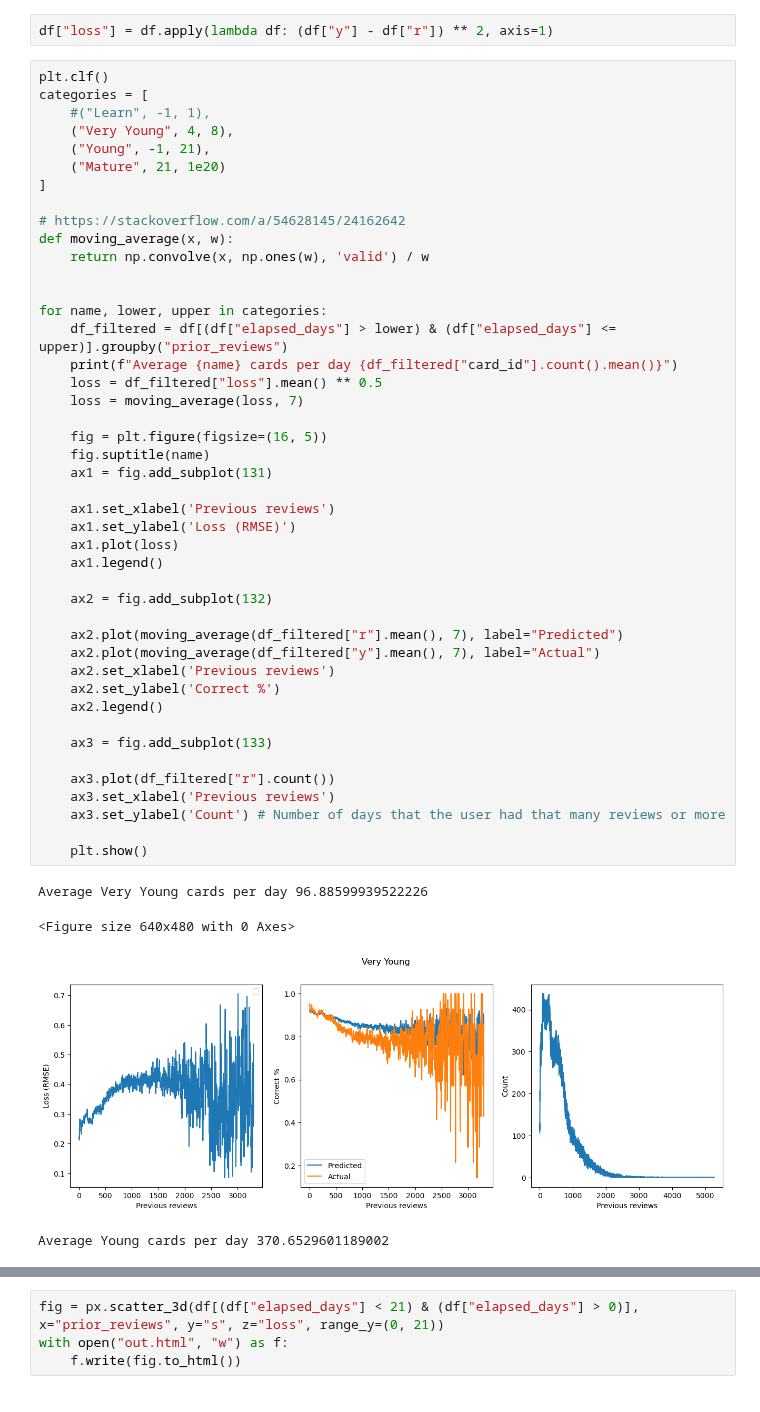
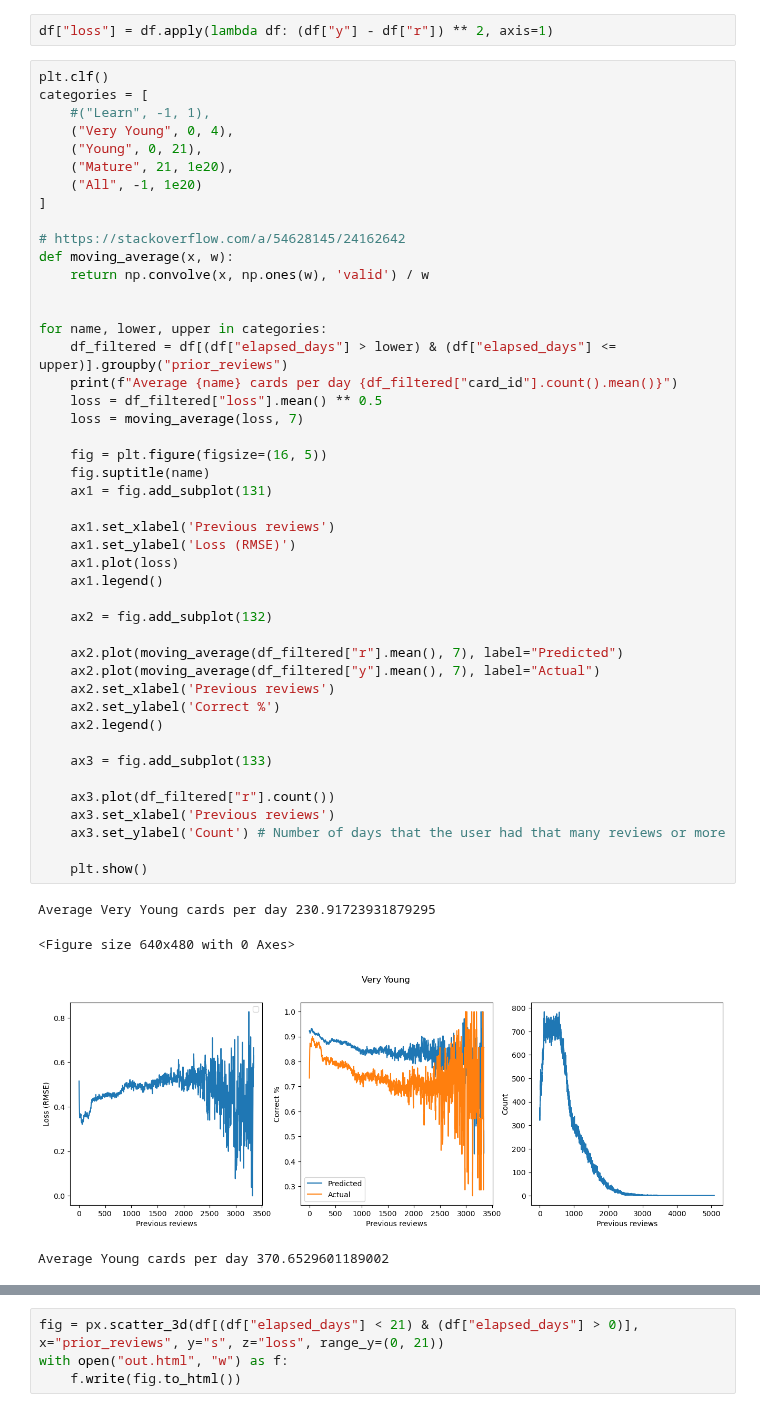
Before and after one commit to Luc-Mcgrady/anki-10k-notebooks, a Jupyter notebook: fatigue.ipynb, the cells around one changed output, grey strips where cells are left out. Cells and saved outputs as stored; diff of their text form.

```diff
--- a/fatigue.ipynb
+++ b/fatigue.ipynb
@@ -192,9 +192,10 @@ df["loss"] = df.apply(lambda df: (df["y"] - df["r"]) ** 2, axis=1)
 plt.clf()
 categories = [
     #("Learn", -1, 1),
-    ("Very Young", 4, 8),
-    ("Young", -1, 21),
-    ("Mature", 21, 1e20)
+    ("Very Young", 0, 4),
+    ("Young", 0, 21),
+    ("Mature", 21, 1e20),
+    ("All", -1, 1e20)
 ]
 
 # https://stackoverflow.com/a/54628145/24162642
@@ -207,35 +208,35 @@ for name, lower, upper in categories:
     print(f"Average {name} cards per day {df_filtered["card_id"].count().mean()}")
     loss = df_filtered["loss"].mean() ** 0.5
     loss = moving_average(loss, 7)
 
     fig = plt.figure(figsize=(16, 5))
     fig.suptitle(name)
     ax1 = fig.add_subplot(131)
 
     ax1.set_xlabel('Previous reviews')
     ax1.set_ylabel('Loss (RMSE)')
     ax1.plot(loss)
     ax1.legend()
 
     ax2 = fig.add_subplot(132)
 
     ax2.plot(moving_average(df_filtered["r"].mean(), 7), label="Predicted")
     ax2.plot(moving_average(df_filtered["y"].mean(), 7), label="Actual")
     ax2.set_xlabel('Previous reviews')
     ax2.set_ylabel('Correct %')
     ax2.legend()
 
     ax3 = fig.add_subplot(133)
 
     ax3.plot(df_filtered["r"].count())
     ax3.set_xlabel('Previous reviews')
     ax3.set_ylabel('Count') # Number of days that the user had that many reviews or more
 
     plt.show()
 # %% [output]
-Average Very Young cards per day 96.88599939522226
+Average Very Young cards per day 230.91723931879295
 <Figure size 640x480 with 0 Axes>
-[figure, old version]
+[figure, new version]
 Average Young cards per day 370.6529601189002
 [figure]
 Average Mature cards per day 257.79336022339436
```
Also changed, not shown: parts of 1 cell of this notebook.
